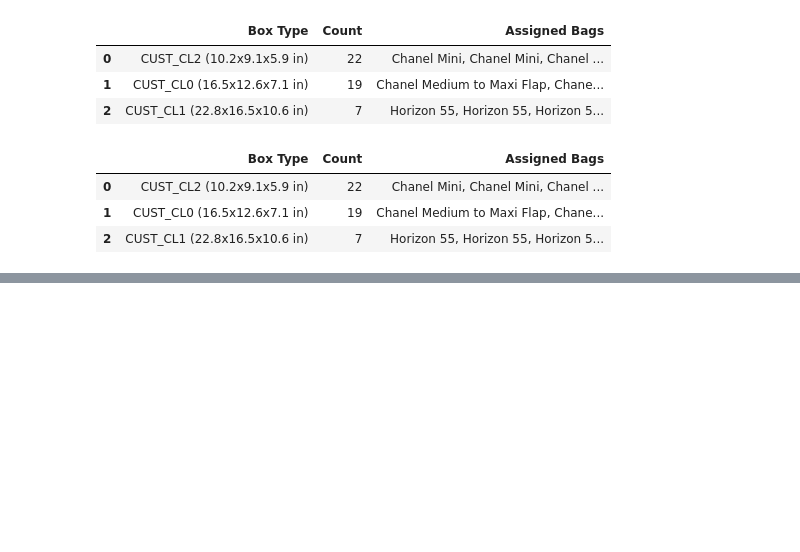
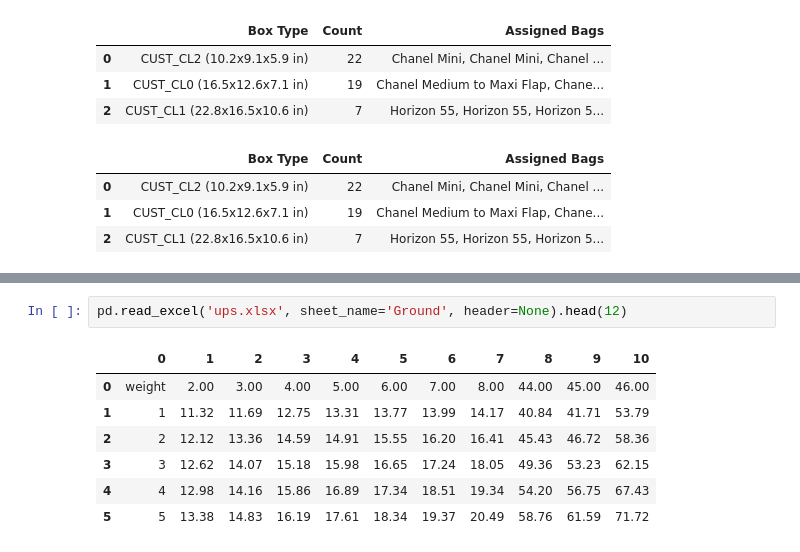
Before and after one commit to sinahyousefi/box_assigner, a Jupyter notebook: main.ipynb, the cells around one changed output, grey strips where cells are left out. Saved outputs shown, nothing was run; the diff lists cells and outputs as text; blank space fills up the shorter version.

```diff
--- a/main.ipynb
+++ b/main.ipynb
@@ -1139,0 +949,10 @@ class USPSCubicCalculator:
+# %%
+pd.read_excel('ups.xlsx', sheet_name='Ground', header=None).head(12)
+# %% [output]
+|  | 0 | 1 | 2 | 3 | 4 | 5 | 6 | 7 | 8 | 9 | 10 |
+| 0 | weight | 2.00 | 3.00 | 4.00 | 5.00 | 6.00 | 7.00 | 8.00 | 44.00 | 45.00 | 46.00 |
+| 1 | 1 | 11.32 | 11.69 | 12.75 | 13.31 | 13.77 | 13.99 | 14.17 | 40.84 | 41.71 | 53.79 |
+| 2 | 2 | 12.12 | 13.36 | 14.59 | 14.91 | 15.55 | 16.20 | 16.41 | 45.43 | 46.72 | 58.36 |
+| 3 | 3 | 12.62 | 14.07 | 15.18 | 15.98 | 16.65 | 17.24 | 18.05 | 49.36 | 53.23 | 62.15 |
+| 4 | 4 | 12.98 | 14.16 | 15.86 | 16.89 | 17.34 | 18.51 | 19.34 | 54.20 | 56.75 | 67.43 |
+| 5 | 5 | 13.38 | 14.83 | 16.19 | 17.61 | 18.34 | 19.37 | 20.49 | 58.76 | 61.59 | 71.72 |
```
Also changed, not shown: parts of 15 cells of this notebook, 1 other file.
